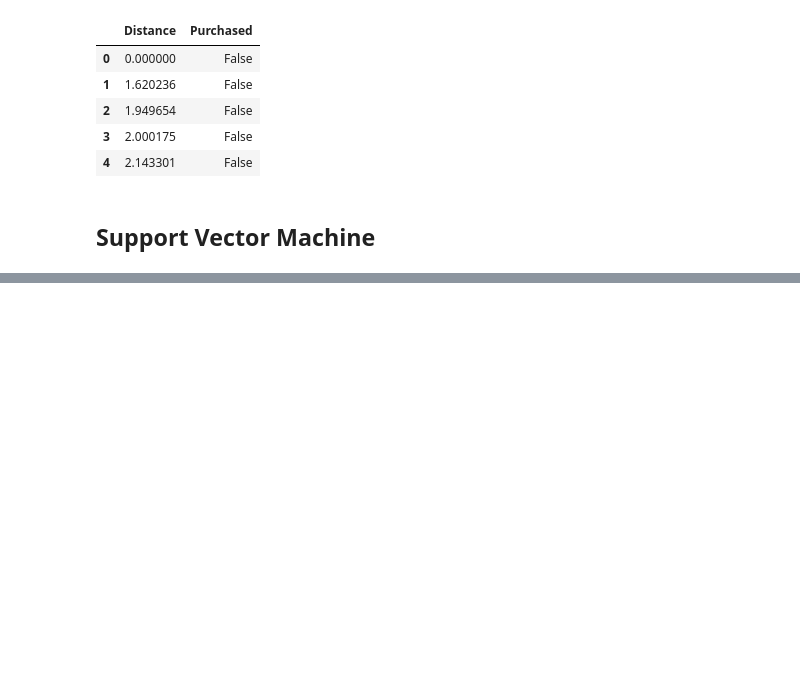
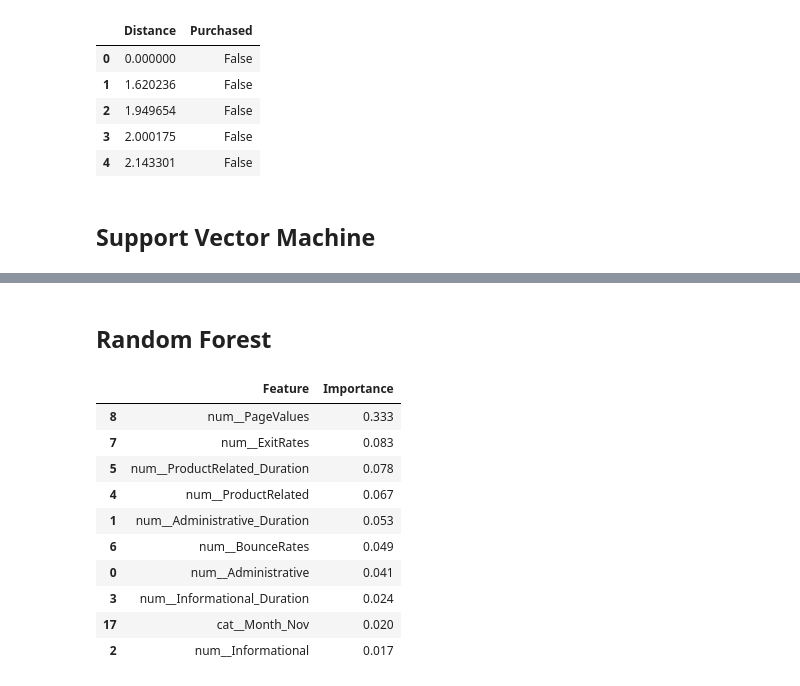
Before and after one commit to Lvl-Up-Slime/CAI_4105_2026_Fall_Team_6, a Jupyter notebook: challenge2/Challenge2.ipynb, the cells around one changed output, grey strips where cells are left out. Drawn from its saved outputs; the diff is of its cells as text; code cells hidden in the pictures; blank space fills up the shorter version.

```diff
--- a/challenge2/Challenge2.ipynb
+++ b/challenge2/Challenge2.ipynb
@@ -272,0 +321,41 @@ RBF SVM support vectors: [2585  564]
+# %% [markdown]
+## Random Forest
+# %%
+rf_pipe = Pipeline([
+    ("prep", preprocessor),
+    ("model", RandomForestClassifier(
+        n_estimators=400,
+        random_state=42,
+    ))
+])
+
+fitted_rf = clone(rf_pipe).fit(X_train, y_train)
+rf_model = fitted_rf.named_steps["model"]
+
+feature_names = fitted_rf.named_steps["prep"].get_feature_names_out()
+
+importances = fitted_rf.named_steps["model"].feature_importances_
+
+rf_importance = pd.DataFrame({
+    "Feature": feature_names,
+    "Importance": importances
+})
+
+display(
+    rf_importance.sort_values(
+        "Importance",
+        ascending=False
+    ).head(10).round(3)
+)
+# %% [output]
+|  | Feature | Importance |
+| 8 | num__PageValues | 0.333 |
+| 7 | num__ExitRates | 0.083 |
+| 5 | num__ProductRelated_Duration | 0.078 |
+| 4 | num__ProductRelated | 0.067 |
+| 1 | num__Administrative_Duration | 0.053 |
+| 6 | num__BounceRates | 0.049 |
+| 0 | num__Administrative | 0.041 |
+| 3 | num__Informational_Duration | 0.024 |
+| 17 | cat__Month_Nov | 0.020 |
+| 2 | num__Informational | 0.017 |
```
Also changed, not shown: parts of 7 cells of this notebook.
